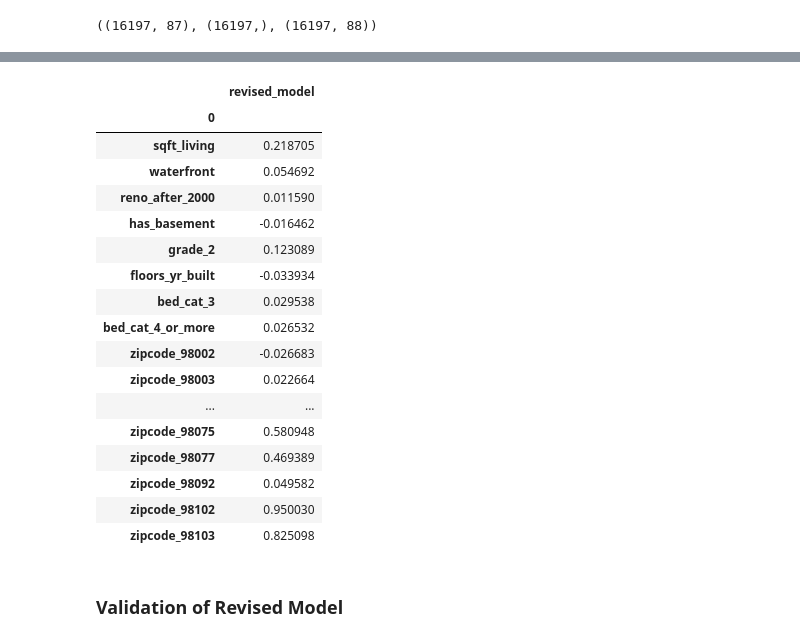
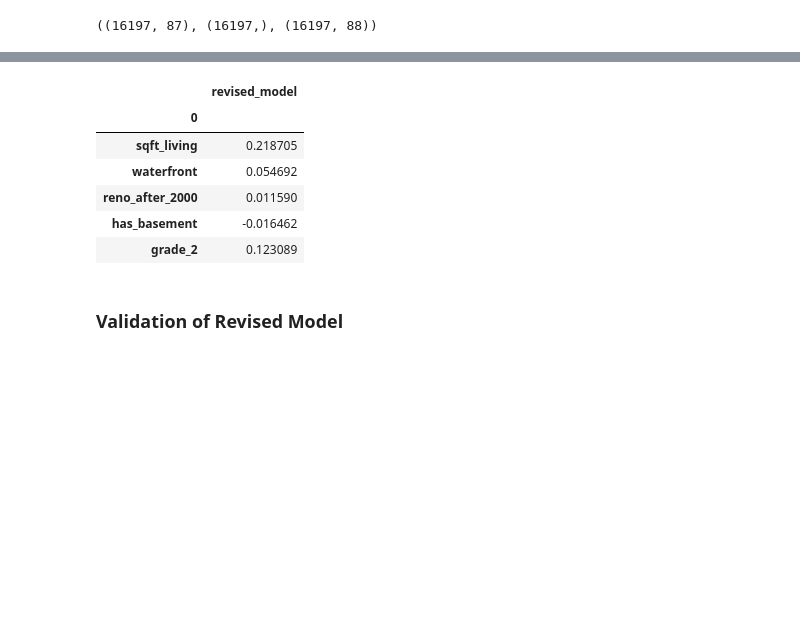
Before and after one commit to larends/dsc-phase-2-project, a Jupyter notebook: Phase 2 Project.ipynb, the cells around one changed output, grey strips where cells are left out. Saved outputs shown, nothing was run; the diff lists cells and outputs as text; code cells hidden in the pictures; blank space fills up the shorter version.

```diff
--- a/Phase 2 Project.ipynb
+++ b/Phase 2 Project.ipynb
@@ -1262,27 +1263,16 @@ residuals_rev_train = get_residuals(y_test_rev, y_train_rev)
 # %%
 coefficients = pd.DataFrame.from_dict(list(zip(X_train_rev.columns,
                                                lr_rev.coef_))).set_index(0)
 coefficients.columns = ['revised_model']
-coefficients
+coefficients[:5]
 # %% [output]
 |  | revised_model |
 | 0 |  |
 | sqft_living | 0.218705 |
 | waterfront | 0.054692 |
 | reno_after_2000 | 0.011590 |
 | has_basement | -0.016462 |
 | grade_2 | 0.123089 |
-| floors_yr_built | -0.033934 |
-| bed_cat_3 | 0.029538 |
-| bed_cat_4_or_more | 0.026532 |
-| zipcode_98002 | -0.026683 |
-| zipcode_98003 | 0.022664 |
-| ... | ... |
-| zipcode_98075 | 0.580948 |
-| zipcode_98077 | 0.469389 |
-| zipcode_98092 | 0.049582 |
-| zipcode_98102 | 0.950030 |
-| zipcode_98103 | 0.825098 |
 # %% [markdown]
 ### Validation of Revised Model
 # %%
```
Also changed, not shown: parts of 31 cells of this notebook, 21 other files.
